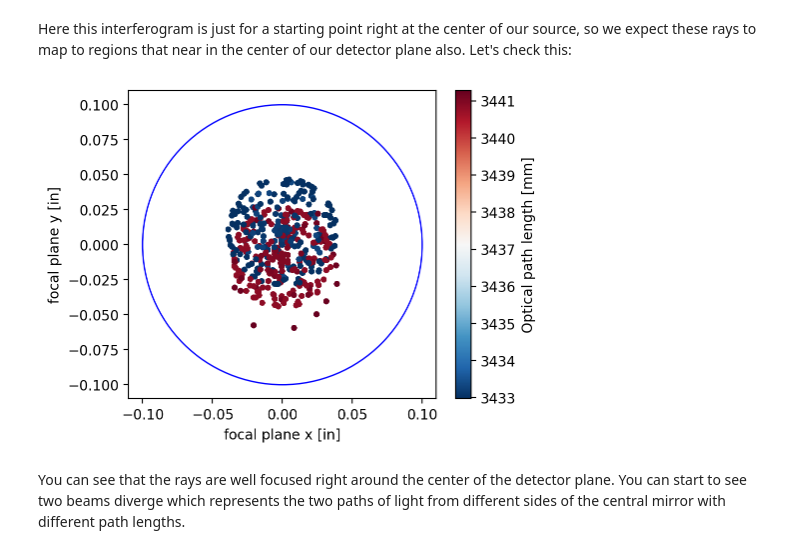
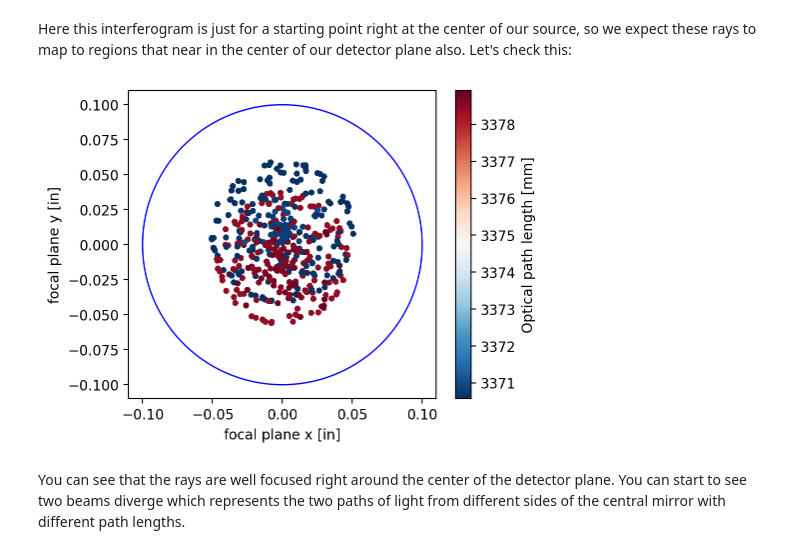
Before and after one commit to tdalford/FTS-Simulation, a Jupyter notebook: Example_Simulation_20260129.ipynb, the cells around one changed output. Drawn from its saved outputs; the diff is of its cells as text; code cells hidden in the pictures.

```diff
--- a/Example_Simulation_20260129.ipynb
+++ b/Example_Simulation_20260129.ipynb
@@ -230,6 +230,9 @@ def rotate_ellipse(xvals, yvals, z1_vals, z2_vals, theta):
 
 LAST_LENS_EDGE = [-231.24377979, -266.21940725, 0.]
 COUPLING_OPTICS_ORIGIN = [-233.28894593160666, -276.84436350628596, 0.]
+
+with open("20260223_fts_dims.yaml", "r") as stream:
+    config = yaml.safe_load(stream)
 # %% [markdown]
 # Create mesh of ellipse points to plot
 # %%
@@ -309,17 +286,11 @@ center: [-0.0, -466.6171, 0.0] range: [42.2727, 200.0, 40.7508]
 x_disp = 0
 y_disp = 0
 
-with open("lab_fts_dims_act.yml", "r") as stream:
-    config = yaml.safe_load(stream)
-
 # Use uniform rays in theta and phi to better visualize.
 starting_rays = utils.create_source_rays_uniform_from_start_displacement(
-    config['detector']['center'], config['detector']['normal_vec'], x_disp,
+    config['source']['center'], config['source']['normal_vec'], x_disp,
     y_disp, 2, 5, config, theta_bound=0.06, check_rays=False,
     timeout=100)
-
-with open("lab_fts_dims_mcmahon_backwards.yml", "r") as stream:
-    config = yaml.safe_load(stream)
 
 mirror_y = 10
 mirror_position = [0, mirror_y, 0]
@@ -330,7 +301,7 @@ final_rays = rt.run_rays_through_sim(
     starting_rays, config, np.array(config['origins']['mirror']) + np.array(
         mirror_position), paths=possible_paths)
 
-transformed_rays = utils.transform_rays_to_coupling_optics_frame(final_rays)
+transformed_rays = utils.transform_rays_to_coupling_optics_frame(final_rays, config)
 
 # plot the initial ray steps- not used in actual computations, but good for visualization.
 all_points = []
@@ -350,7 +321,7 @@ plot_all_items(config, all_points, all_vectors, all_distances, mirror_position,
                fig=fig, ray_alpha=.2)
 
 out_forwards = csims.run_rays_forwards_input_rays(
-    transformed_rays, z_ap=csims.FOCUS[2] + .5, plot=True, fig=fig, color='black')
+    transformed_rays, z_ap=csims.FOCUS[2] + .65, plot=True, fig=fig, color='black', config=config)
 fig.update_layout(scene = dict(
     yaxis=dict(range=[-1000, 500]),
     zaxis=dict(range=[-300, 300]),
@@ -489,25 +456,12 @@ measured interferograms through this FTS system. I will choose an FTS throw of
 20mm (yields a frequency resolution of ~2 GHz) and a step size of 0.1mm (max
 frequency of ~380 GHz)
 # %%
-def trace_rays(start_displacement, n_mirror_positions, ymax, n_rays=100,
+def trace_rays(start_displacement, config, n_mirror_positions, ymax, n_rays=100,
                debug=False):
-    # The way I originally defined the FTS in my config files was backwards
-    # since Jeff initially wanted to do a reverse raytrace. Later I realized
-    # that the nature of the thermal source required a forwards raytrace within
-    # the limited sampling space we have. Thus I just grab the source position
-    # from what I has originally defined as the 'detector', while the rest of
-    # the FTS raytrace is defined via the forward-raytrace oriented config file
-    # defined in the aptly named 'lab_fts_dims_mcmahon_backwards.yml'
-    with open("lab_fts_dims_act.yml", "r") as stream:
-        config = yaml.safe_load(stream)
-
     starting_rays = utils.create_source_rays_lambertian_monte_carlo(
-        config['detector']['center'], config['detector']['normal_vec'],
+        config['source']['center'], config['source']['normal_vec'],
         start_displacement[0], start_displacement[1], n_rays,
         config, theta_bound=np.pi / 2, check_rays=True)
-
-    with open("lab_fts_dims_mcmahon_backwards.yml", "r") as stream:
-        config = yaml.safe_load(stream)
 
     # I originally described the possible paths through the FTS in reverse
     # also. Realistically I believe they should be symmetric for both forwards
@@ -530,7 +484,7 @@ def trace_rays(start_displacement, n_mirror_positions, ymax, n_rays=100,
     if debug:
         print("Tracing rays through the coupling optics...")
     for rays in tqdm(final_rays, disable=(not debug)):
-        transformed_rays = utils.transform_rays_to_coupling_optics_frame(rays)
+        transformed_rays = utils.transform_rays_to_coupling_optics_frame(rays, config)
         out_forwards = csims.run_rays_forwards_input_rays(
             transformed_rays, z_ap=csims.FOCUS[2], plot=False)
         total_outrays.append(out_forwards)
@@ -541,7 +495,7 @@ FTS_stage_throw = 20.     # total throw extent in mm
 FTS_stage_step_size = .1  # FTS step size in mm
 n_mirror_positions = (2 * FTS_stage_throw / FTS_stage_step_size) + 1
 
-out = trace_rays((0, 0), n_mirror_positions, FTS_stage_throw, debug=True,
+out = trace_rays((0, 0), config, n_mirror_positions, FTS_stage_throw, debug=True,
                  n_rays=225)
 # %% [output]
 Tracing rays through the FTS...
@@ -555,24 +509,24 @@ Here this interferogram is just for a starting point right at the center of our
 # %%
 import matplotlib.patches as patches
 # Plot rays from the 220th mirror position, 2mm off from center, to be able to slightly see the
 # two different paths from the central mirror
 n = 220
-z = csims.FOCUS[2] + 0.55
+z = csims.FOCUS[2] + 0.65
 out_z = utils.get_rays_at_z(out[n], z) # My initial estimate for the focus was a little bit off
 plt.scatter(out_z[0], out_z[1] - csims.FOCUS[1], c=out_z[8], s=10, alpha=1,
            cmap="RdBu_r")
 plt.colorbar(label="Optical path length [mm]")
 
 # Plot the feed
 circle = patches.Circle((0, 0), 0.10, edgecolor='blue', facecolor='none')
 plt.gca().add_patch(circle)
 plt.gca().set_aspect(1.0)
 
 plt.xlabel('focal plane x [in]')
 plt.ylabel('focal plane y [in]')
 plt.show()
 # %% [output]
-[figure, old version]
+[figure, new version]
 # %% [markdown]
 You can see that the rays are well focused right around the center of the detector plane. You can start to see two beams diverge which represents the two paths of light from different sides of the central mirror with different path lengths.
 # %% [markdown]
```
Also changed, not shown: parts of 11 cells of this notebook, 1 other file.
